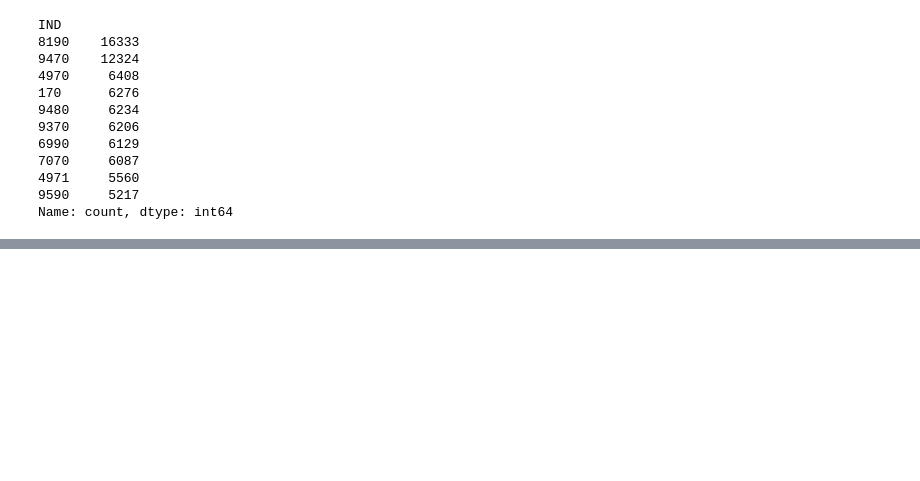
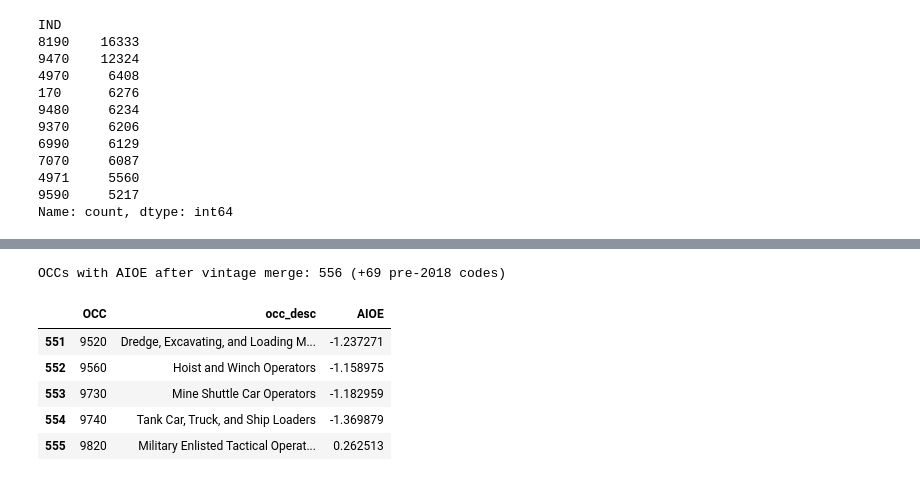
Before and after one commit to isaacvm98/UDS, a Jupyter notebook: data_merging.ipynb, the cells around one changed output, grey strips where cells are left out. Saved outputs shown, nothing was run; the diff lists cells and outputs as text; code cells hidden in the pictures; blank space fills up the shorter version.

```diff
--- a/data_merging.ipynb
+++ b/data_merging.ipynb
@@ -191,0 +302,55 @@ Name: count, dtype: int64
+# %%
+# Add pre-2018 Census OCC codes via the `Occ Code Changes` sheet.
+# Each changed 2010 code maps to one or more 2018 codes (splits are common, e.g.
+# 0430 "Managers, All Other" split into 0335/0426/0440/0705). When a 2010 code
+# targets multiple 2018 codes, we average their AIOE values.
+
+occ_changes = (
+    pd.read_excel(
+        "data/2018-occupation-code-list-and-crosswalk.xlsx",
+        sheet_name="Occ Code Changes",
+        header=2,
+    )
+    .rename(
+        columns={
+            "2010 Census OCC Code": "occ_2010",
+            "2010 Census Title": "title_2010",
+            "New 2018 Census OCC Code": "occ_2018",
+        }
+    )
+    .dropna(how="all")
+)
+
+# Split rows leave 2010 columns blank — forward-fill the parent 2010 code.
+occ_changes[["occ_2010", "title_2010"]] = occ_changes[
+    ["occ_2010", "title_2010"]
+].ffill()
+occ_changes = occ_changes.dropna(subset=["occ_2010", "occ_2018"]).astype(
+    {"occ_2010": int, "occ_2018": int}
+)
+
+occ_2018_to_aioe = dict(zip(occ_aioe["OCC"], occ_aioe["AIOE"]))
+occ_changes["AIOE"] = occ_changes["occ_2018"].map(occ_2018_to_aioe)
+
+pre2018 = (
+    occ_changes[~occ_changes["occ_2010"].isin(occ_aioe["OCC"])]
+    .dropna(subset=["AIOE"])
+    .groupby("occ_2010", as_index=False)
+    .agg(occ_desc=("title_2010", "first"), AIOE=("AIOE", "mean"))
+    .rename(columns={"occ_2010": "OCC"})
+)
+
+occ_aioe_full = pd.concat([occ_aioe, pre2018], ignore_index=True)
+print(
+    f"OCCs with AIOE after vintage merge: {len(occ_aioe_full)} "
+    f"(+{len(pre2018)} pre-2018 codes)"
+)
+occ_aioe_full.tail()
+# %% [output]
+OCCs with AIOE after vintage merge: 556 (+69 pre-2018 codes)
+|  | OCC | occ_desc | AIOE |
+| 551 | 9520 | Dredge, Excavating, and Loading M... | -1.237271 |
+| 552 | 9560 | Hoist and Winch Operators | -1.158975 |
+| 553 | 9730 | Mine Shuttle Car Operators | -1.182959 |
+| 554 | 9740 | Tank Car, Truck, and Ship Loaders | -1.369879 |
+| 555 | 9820 | Military Enlisted Tactical Operat... | 0.262513 |
```
Also changed, not shown: parts of 5 cells of this notebook.
